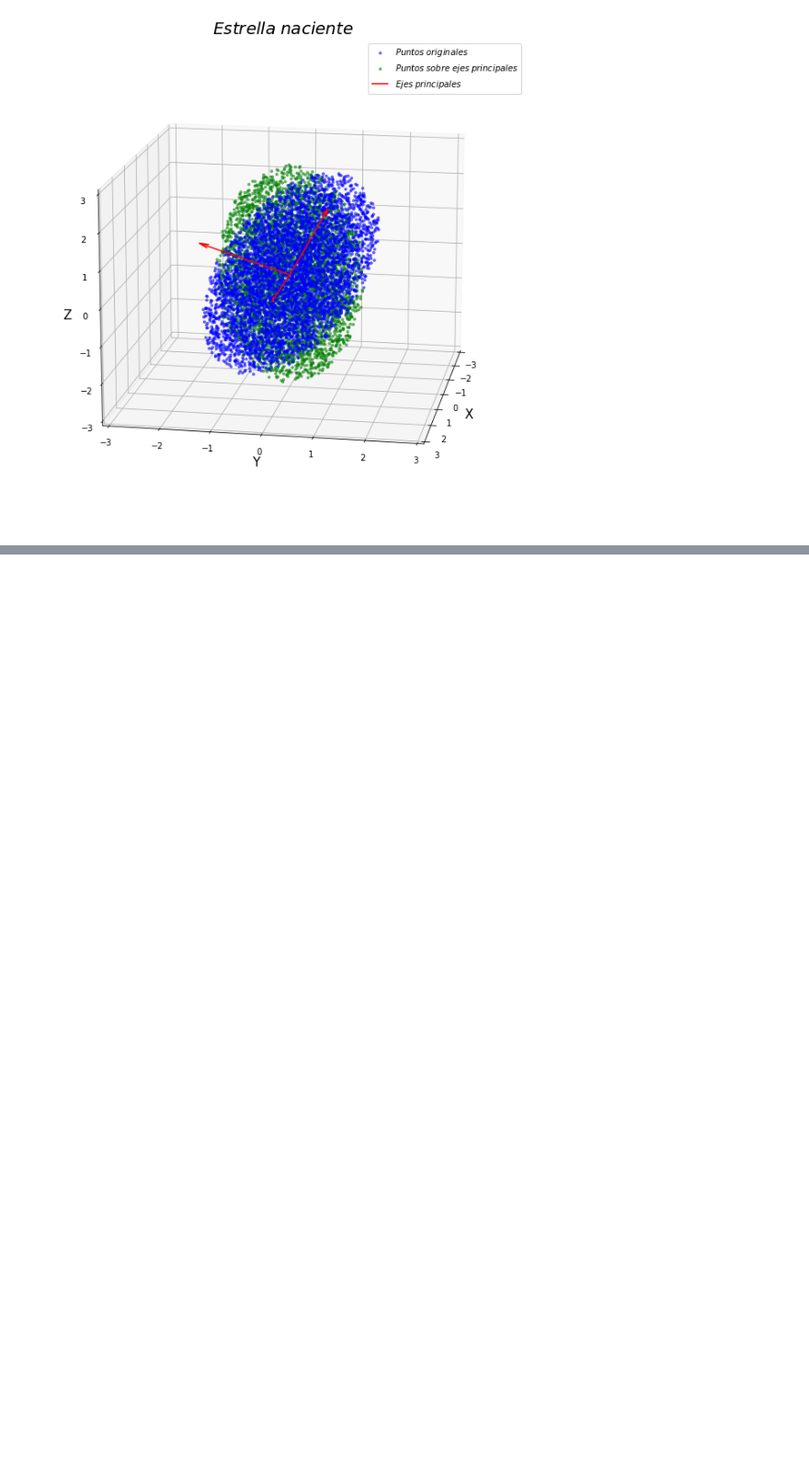
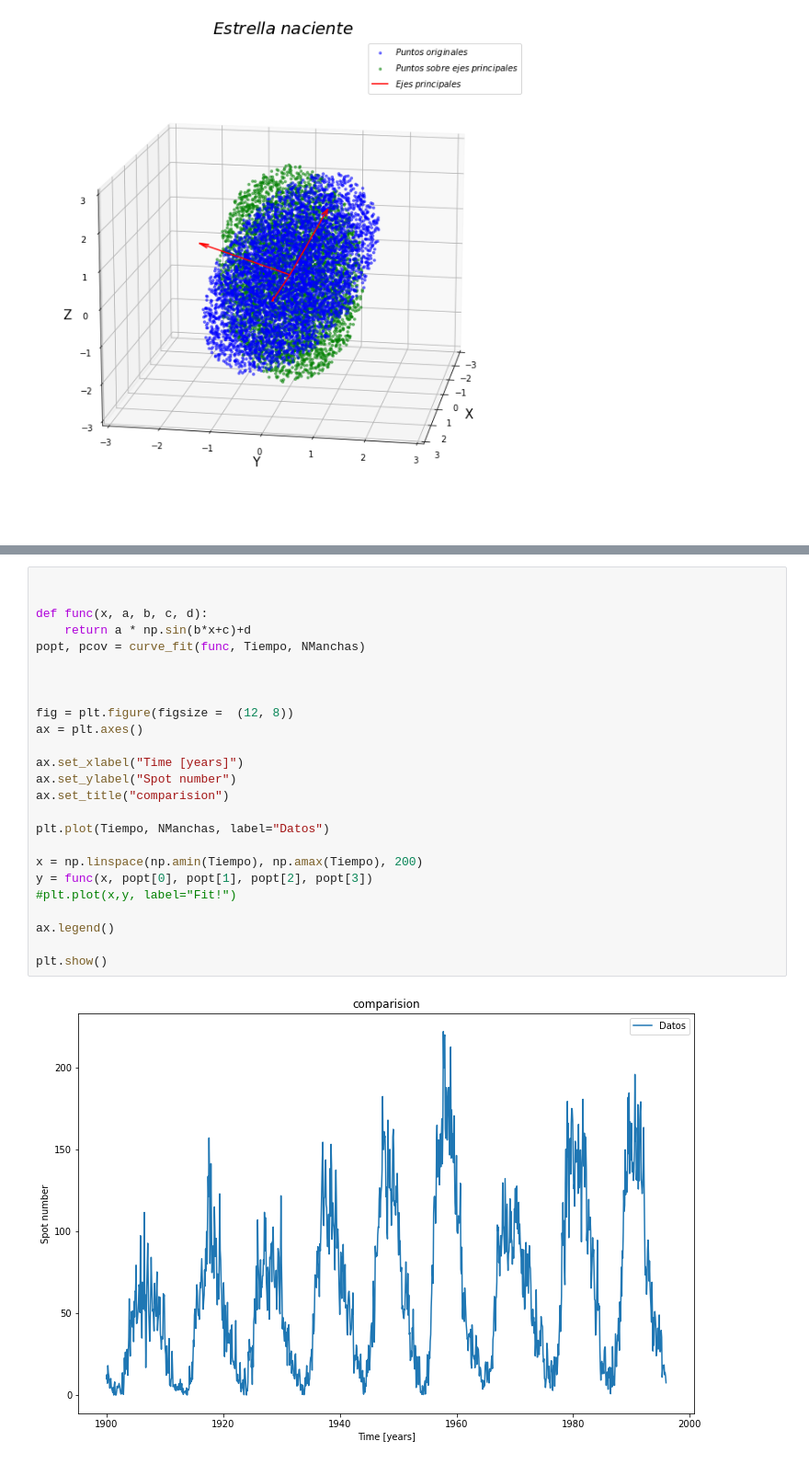
Before and after one commit to PachoDp13/Metodos_Computacionales, a Jupyter notebook: Talleres/Taller 3/Taller 3.ipynb, the cells around one changed output, grey strips where cells are left out. Shown at 92% size. Drawn from its saved outputs; the diff is of its cells as text; blank space fills up the shorter version.

```diff
--- a/Talleres/Taller 3/Taller 3.ipynb
+++ b/Talleres/Taller 3/Taller 3.ipynb
@@ -124,0 +271,27 @@ plt.show()
+# %%
+
+
+def func(x, a, b, c, d):
+	return a * np.sin(b*x+c)+d
+popt, pcov = curve_fit(func, Tiempo, NManchas)
+
+
+
+fig = plt.figure(figsize =  (12, 8))
+ax = plt.axes()
+
+ax.set_xlabel("Time [years]")
+ax.set_ylabel("Spot number")
+ax.set_title("comparision")
+
+plt.plot(Tiempo, NManchas, label="Datos")
+
+x = np.linspace(np.amin(Tiempo), np.amax(Tiempo), 200)
+y = func(x, popt[0], popt[1], popt[2], popt[3])
+#plt.plot(x,y, label="Fit!")
+
+ax.legend()
+
+plt.show()
+# %% [output]
+[figure, added]
```
Also changed, not shown: parts of 20 cells of this notebook, 14 other files.
